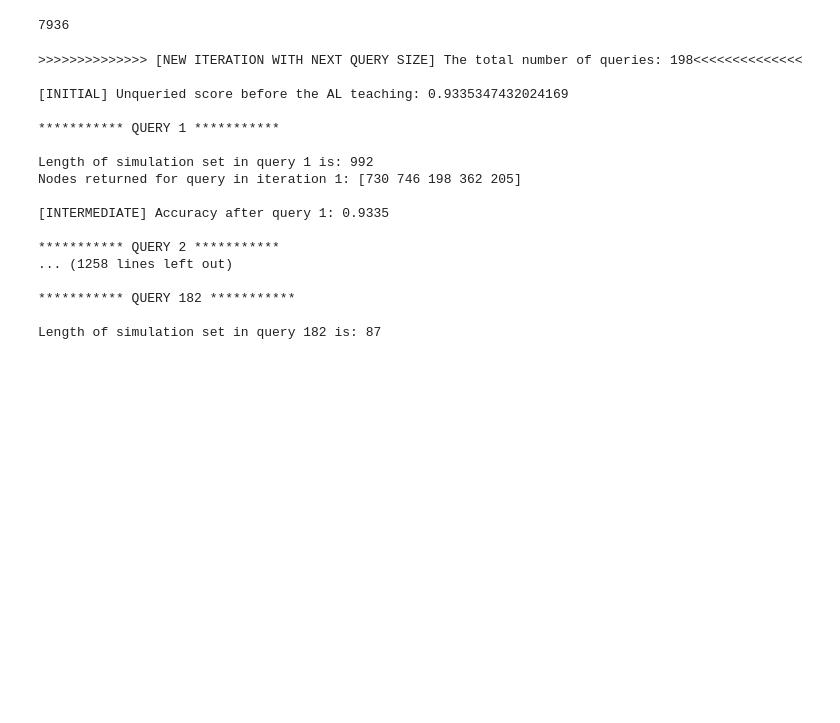
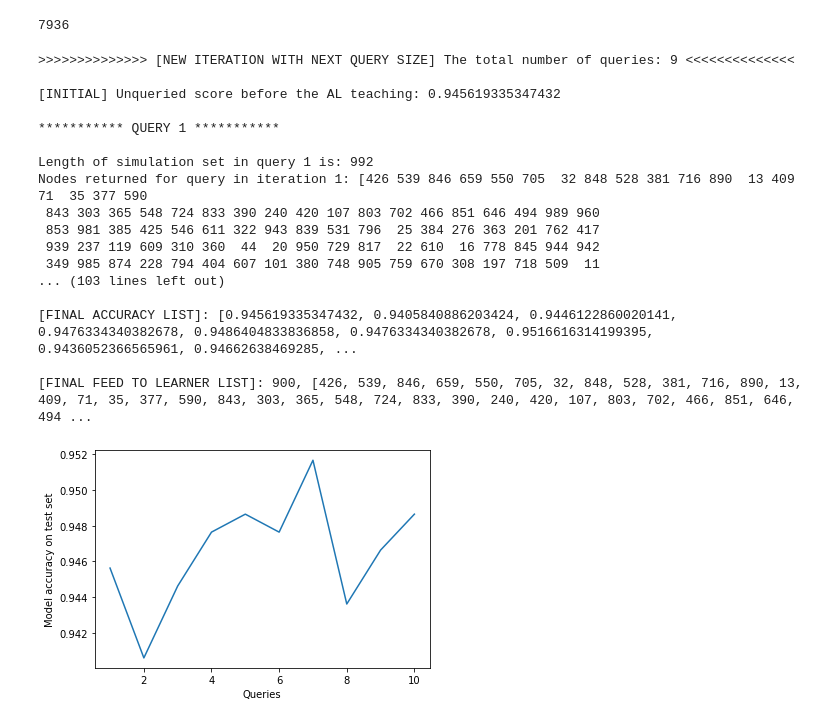
Before and after one commit to eiffelwong1/feature-type-inference-using-AL, a Jupyter notebook: colab_notebooks/Project_234_v1.ipynb, the cells around one changed output. Saved outputs shown, nothing was run; the diff lists cells and outputs as text; code cells hidden in the pictures; blank space fills up the shorter version.

Commit message:
Query size = 100 results

```diff
--- a/colab_notebooks/Project_234_v1.ipynb
+++ b/colab_notebooks/Project_234_v1.ipynb
@@ -182,7 +177,7 @@ print(len(X_train_new))
 7936
 # %%
 # keep_percent = 0.2
-query_sizes = [5, 10, 25, 50, 100]
+query_sizes = [100] #[5, 10, 25, 50, 100]
 # %%
 with warnings.catch_warnings(record="True"):
   # Split test set into simulation set and actual test set
@@ -219,10 +214,11 @@ with warnings.catch_warnings(record="True"):
       query_strategy=preset_batch
     )
 
+    num_of_queries = int(len(X_simulation_df)/query_size)
+    print(f"\n>>>>>>>>>>>>>> [NEW ITERATION WITH NEXT QUERY SIZE] The total number of queries: {num_of_queries} <<<<<<<<<<<<<<\n")
+
+    unqueried_score = learner.score(X_test_AL, y_test_AL)
     model_accuracies.append(unqueried_score)
-    num_of_queries = int(len(X_test_np)/query_size)
-    print(f"\n>>>>>>>>>>>>>> [NEW ITERATION WITH NEXT QUERY SIZE] The total number of queries: {num_of_queries} <<<<<<<<<<<<<<\n")
-    unqueried_score = learner.score(X_test_AL, y_test_AL)
     print(f"[INITIAL] Unqueried score before the AL teaching: {unqueried_score}")
 
     for i in range(num_of_queries):
@@ -236,40 +232,41 @@ with warnings.catch_warnings(record="True"):
       # delete queries that have been looped back into the model
       X_simulation_df = X_simulation_df.drop(X_simulation_df.index[query_idx])
       y_simulation_df = y_simulation_df.drop(y_simulation_df.index[query_idx])
 
       # learner.teach(X = pd.Series(X_simulation_np[idx]), y = y_simulation_np[idx])
 
       # X_simulation_np = np.delete(X_simulation_np, query_index, axis=0)
       # y_simulation_np = np.delete(y_simulation_np, query_index)
 
       # Calculate and report our model's accuracy.
       model_accuracy = learner.score(X_test_AL, y_test_AL)
       model_accuracies.append(model_accuracy)
       print(f"\n[INTERMEDIATE] Accuracy after query {i+1}: {model_accuracy:0.4f}")
 
   print(f"\n[FINAL] Accuracy after query {num_of_queries}: {model_accuracies[-1]:0.4f}")
   print(f"\n[FINAL-HIGHEST] OPTIMAL Accuracy obtained: {max(model_accuracies):0.4f}")
   print(f"\n[FINAL ACCURACY LIST]: {model_accuracies}")
   print(f"\n[FINAL FEED TO LEARNER LIST]: {len(feed_to_learner)}, {feed_to_learner}")
   plt.plot([1] + [i+1 for i in range(1, num_of_queries + 1)], model_accuracies)
   plt.xlabel("Queries")
   plt.ylabel("Model accuracy on test set")
   plt.show()
 # %% [output]
->>>>>>>>>>>>>> [NEW ITERATION WITH NEXT QUERY SIZE] The total number of queries: 198<<<<<<<<<<<<<<
+>>>>>>>>>>>>>> [NEW ITERATION WITH NEXT QUERY SIZE] The total number of queries: 9 <<<<<<<<<<<<<<
 
-[INITIAL] Unqueried score before the AL teaching: 0.9335347432024169
+[INITIAL] Unqueried score before the AL teaching: 0.945619335347432
 
 *********** QUERY 1 ***********
 
 Length of simulation set in query 1 is: 992
-Nodes returned for query in iteration 1: [730 746 198 362 205]
+Nodes returned for query in iteration 1: [426 539 846 659 550 705  32 848 528 381 716 890  13 409  71  35 377 590
+ 843 303 365 548 724 833 390 240 420 107 803 702 466 851 646 494 989 960
+ 853 981 385 425 546 611 322 943 839 531 796  25 384 276 363 201 762 417
+ 939 237 119 609 310 360  44  20 950 729 817  22 610  16 778 845 944 942
+ 349 985 874 228 794 404 607 101 380 748 905 759 670 308 197 718 509  11
+... (103 lines left out)
 
-[INTERMEDIATE] Accuracy after query 1: 0.9335
+[FINAL ACCURACY LIST]: [0.945619335347432, 0.9405840886203424, 0.9446122860020141, 0.9476334340382678, 0.9486404833836858, 0.9476334340382678, 0.9516616314199395, 0.9436052366565961, 0.94662638469285, ...
 
-*********** QUERY 2 ***********
-... (1258 lines left out)
-
-*********** QUERY 182 ***********
-
-Length of simulation set in query 182 is: 87
+[FINAL FEED TO LEARNER LIST]: 900, [426, 539, 846, 659, 550, 705, 32, 848, 528, 381, 716, 890, 13, 409, 71, 35, 377, 590, 843, 303, 365, 548, 724, 833, 390, 240, 420, 107, 803, 702, 466, 851, 646, 494 ...
+[figure, added]
```
Also changed, not shown: parts of 4 cells of this notebook.
